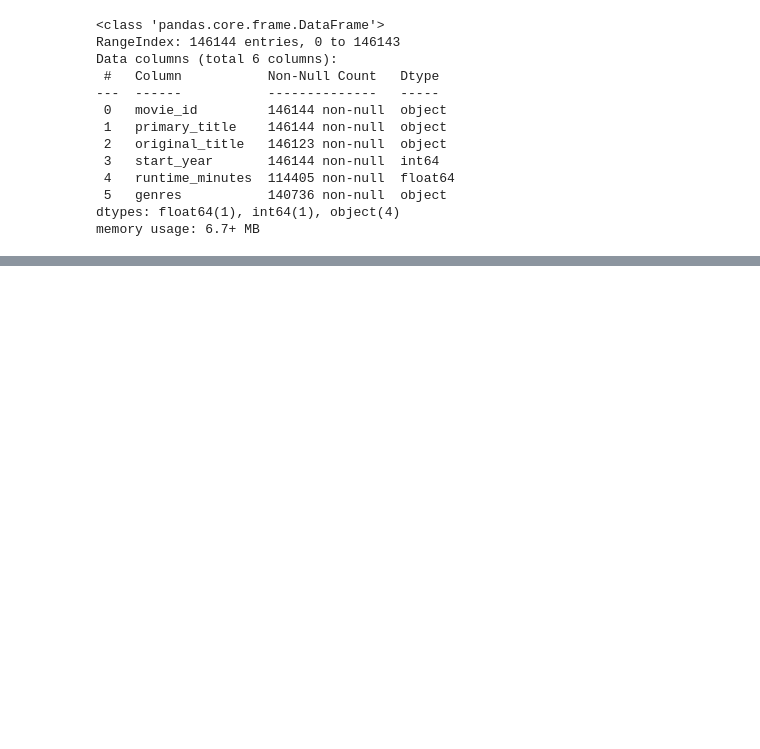
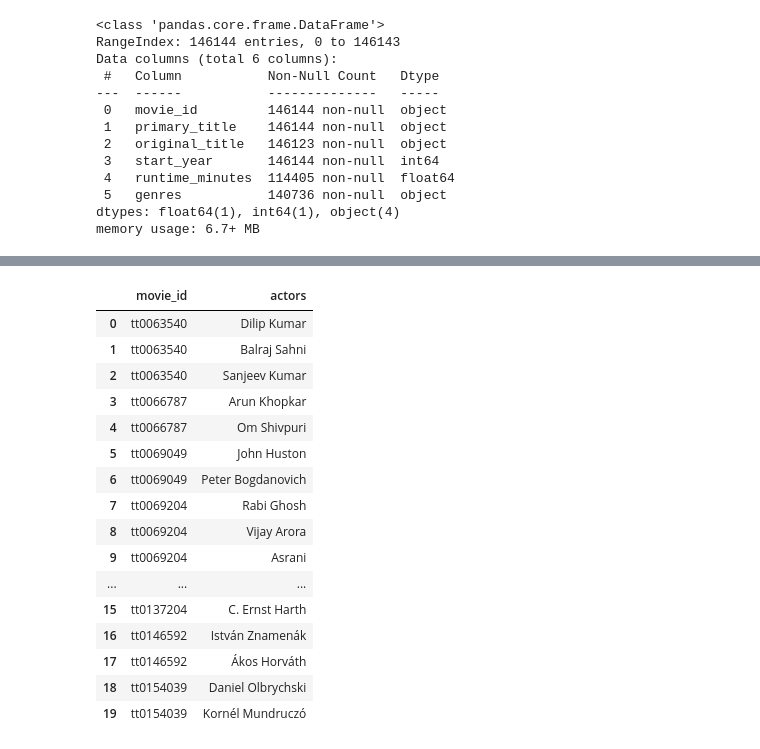
Before and after one commit to Wangari-web/dsc-phase-1-project-v2-4, a Jupyter notebook: student.ipynb, the cells around one changed output, grey strips where cells are left out. Cells and saved outputs as stored; diff of their text form; code cells hidden in the pictures; blank space fills up the shorter version.

```diff
--- a/student.ipynb
+++ b/student.ipynb
@@ -122,0 +311,39 @@ memory usage: 6.7+ MB
+# %%
+#get actors and from the principals and actors table
+# Select actors from principals table where the category is 'actor' and order by movie_id
+actors_query = '''
+SELECT movie_id, primary_name AS actors
+FROM principals
+JOIN persons USING(person_id)
+WHERE category = 'actor'
+ORDER BY movie_id
+'''
+
+# Read data from SQL query into a DataFrame
+actors = pd.read_sql(actors_query, conn)
+
+# Remove duplicate entries
+actors = actors.drop_duplicates()
+
+# Group actors by movie_id and concatenate their names into a single string separated by ','
+actors_grouped = actors.groupby('movie_id')['actors'].apply(lambda x: ', '.join(x)).reset_index()
+# %%
+actors.head(20)
+# %% [output]
+|  | movie_id | actors |
+| 0 | tt0063540 | Dilip Kumar |
+| 1 | tt0063540 | Balraj Sahni |
+| 2 | tt0063540 | Sanjeev Kumar |
+| 3 | tt0066787 | Arun Khopkar |
+| 4 | tt0066787 | Om Shivpuri |
+| 5 | tt0069049 | John Huston |
+| 6 | tt0069049 | Peter Bogdanovich |
+| 7 | tt0069204 | Rabi Ghosh |
+| 8 | tt0069204 | Vijay Arora |
+| 9 | tt0069204 | Asrani |
+| ... | ... | ... |
+| 15 | tt0137204 | C. Ernst Harth |
+| 16 | tt0146592 | István Znamenák |
+| 17 | tt0146592 | Ákos Horváth |
+| 18 | tt0154039 | Daniel Olbrychski |
+| 19 | tt0154039 | Kornél Mundruczó |
```
Also changed, not shown: parts of 17 cells of this notebook.
